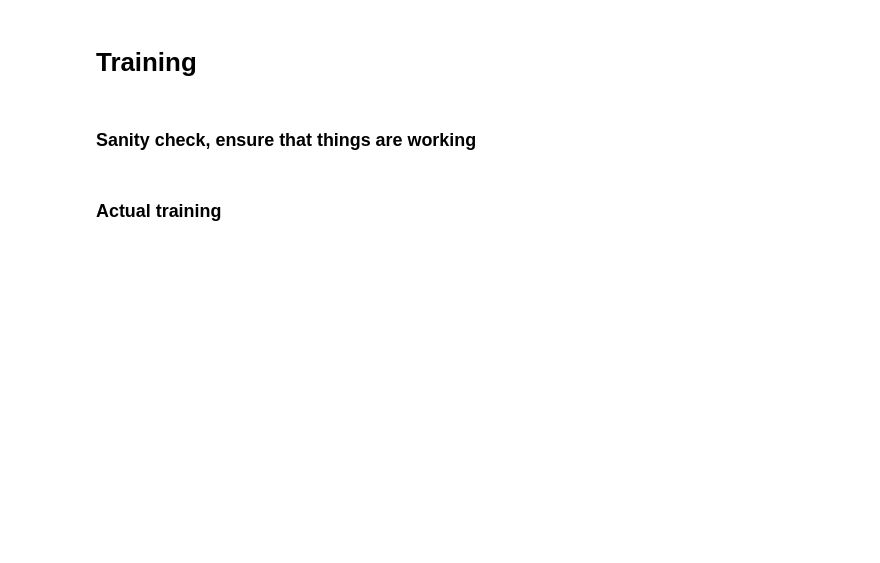
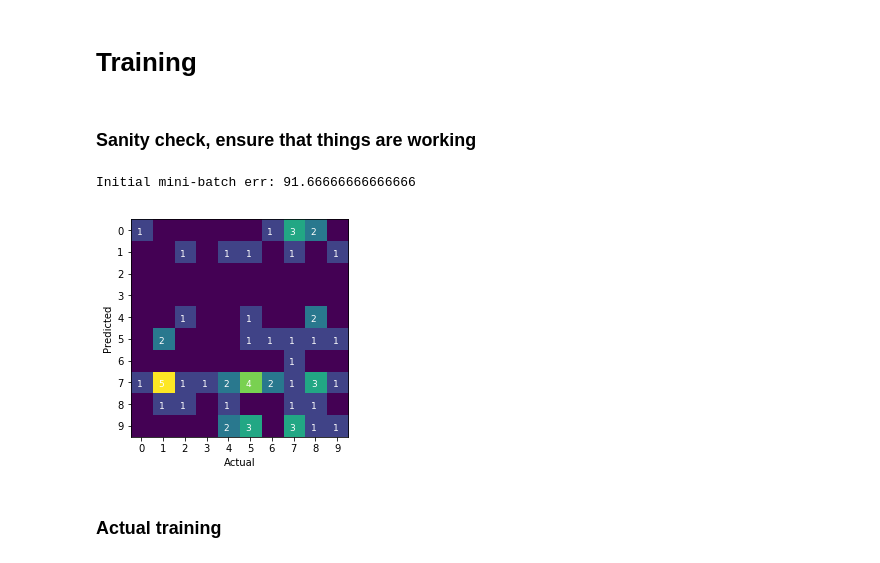
Before and after one commit to akshayyeluri/cellClassifier, a Jupyter notebook: testing_architectures.ipynb, the cells around one changed output. Cells and saved outputs as stored; diff of their text form; code cells hidden in the pictures; blank space fills up the shorter version.

```diff
--- a/testing_architectures.ipynb
+++ b/testing_architectures.ipynb
@@ -98,12 +125,15 @@ tf.global_variables_initializer().run()
 # %%
 dat, lab = train_data[:BATCH_SIZE], train_labels[:BATCH_SIZE]
 
 feed_dict = {train_data_node:dat, train_label_node:lab }
-_, predictions, l = sess.run([update_weights, probs, loss], feed_dict)
+predictions, l = sess.run([probs, loss], feed_dict)
 
 err, confusions = utils.error_rate(predictions, lab), utils.confusions(predictions, lab)
 print(f"Initial mini-batch err: {err}")
 utils.plot_confusions(confusions);
+# %% [output]
+Initial mini-batch err: 91.66666666666666
+[figure, added]
 # %% [markdown]
 ### Actual training
 # %%
```
Also changed, not shown: parts of 14 cells of this notebook, 3 other files.
